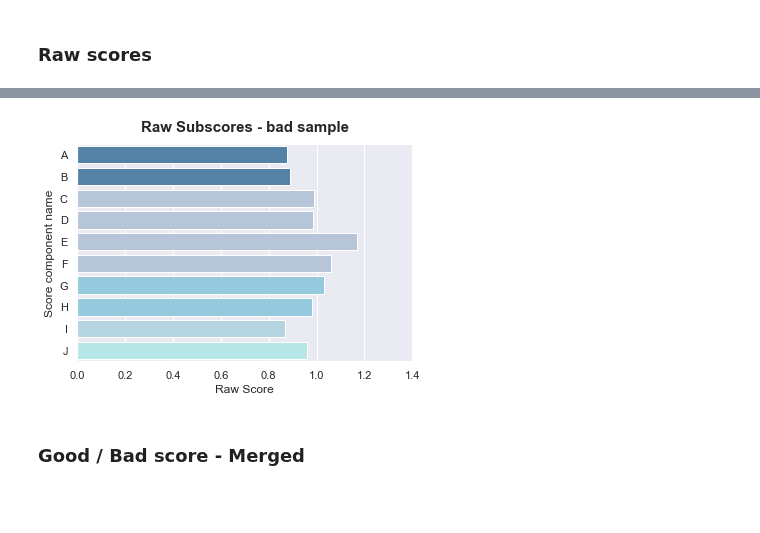
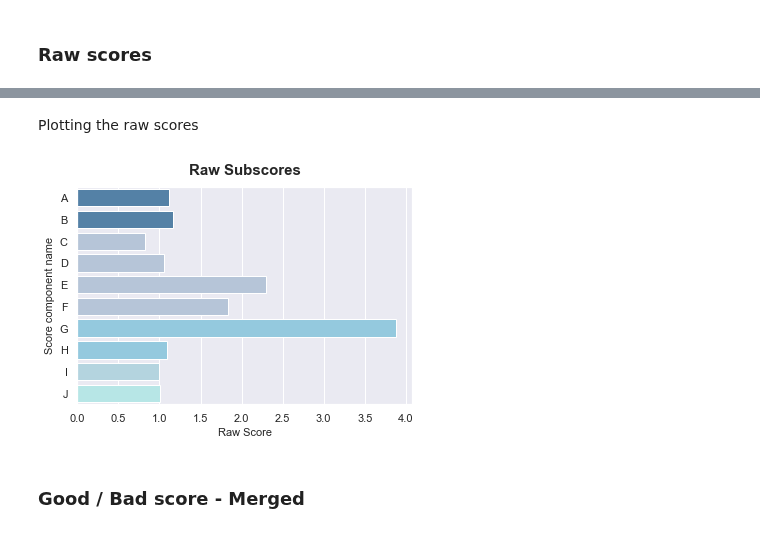
Before and after one commit to bistro-its-berkeley/BISTRO-Starter-Kit, a Jupyter notebook: examples/Visualization.ipynb, the cells around one changed output, grey strips where cells are left out. Saved outputs shown, nothing was run; the diff lists cells and outputs as text; code cells hidden in the pictures; blank space fills up the shorter version.

```diff
--- a/examples/Visualization.ipynb
+++ b/examples/Visualization.ipynb
@@ -259,2 +213,4 @@ scores_data_bau = path.join(warm_start_output_path, "competition/submissionScore
+# %%
+scores_data_path = output_folder / "competition/submissionScores.csv"
 # %% [markdown]
 ### Raw scores
@@ -301,16 +217,9 @@ raw_scores_random_bad = prepare_raw_scores_to_plot(scores_data_random_bad)
-# %%
-sns.barplot(x="Raw Score", y="Subscores", data=raw_scores_random_bad, palette=['steelblue', 'steelblue','lightsteelblue',
-                                                'lightsteelblue', 'lightsteelblue','lightsteelblue','skyblue','skyblue',
-                                                                          'lightblue','paleturquoise' ])
-plt.yticks(fontsize = 11)
-plt.xlabel("Raw Score")
-plt.ylabel("Score component name")
-plt.xlim(xmax = 1.4)
-plt.title("Raw Subscores - bad sample", fontweight = "bold", pad=12, fontsize = 15)
-plt.savefig("Raw_Subscores-Bad_sample")
-plt.show()
-# %% [output]
-[figure, removed]
+# %% [markdown]
+Plotting the raw scores
+# %%
+_ = viz.plot_raw_scores(scores_data_path)
+# %% [output]
+[figure, added]
 # %% [markdown]
 ### Good / Bad score - Merged
 # %%
```
Also changed, not shown: parts of 7 cells of this notebook, 1 other file.
